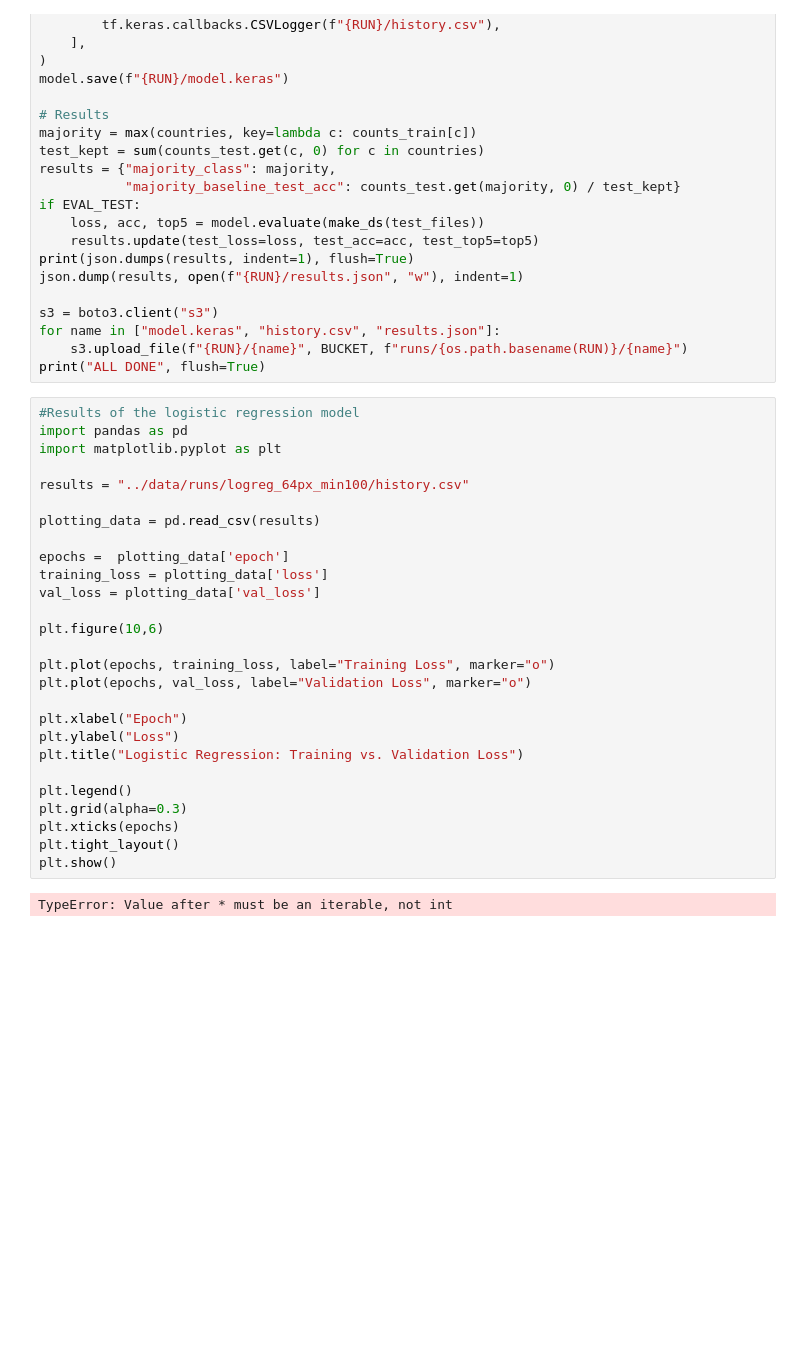
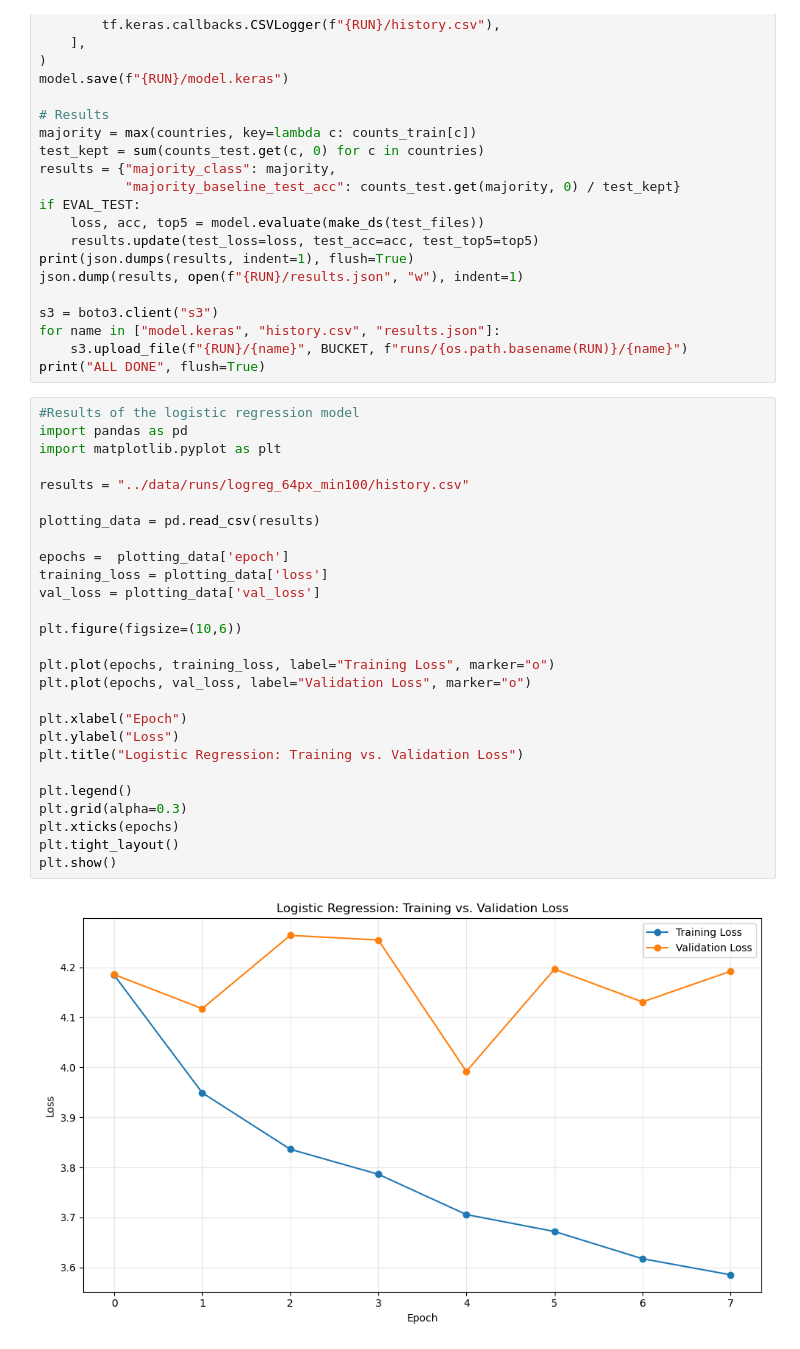
Before and after one commit to james-ccoats/worldguessr-nn, a Jupyter notebook: m3_modeling.ipynb, the cells around one changed output. Saved outputs shown, nothing was run; the diff lists cells and outputs as text; blank space fills up the shorter version.

```diff
--- a/m3_modeling.ipynb
+++ b/m3_modeling.ipynb
@@ -243,29 +243,29 @@ print("ALL DONE", flush=True)
 # %%
 #Results of the logistic regression model
 import pandas as pd
 import matplotlib.pyplot as plt
 
 results = "../data/runs/logreg_64px_min100/history.csv"
 
 plotting_data = pd.read_csv(results)
 
 epochs =  plotting_data['epoch']
 training_loss = plotting_data['loss']
 val_loss = plotting_data['val_loss']
 
-plt.figure(10,6)
+plt.figure(figsize=(10,6))
 
 plt.plot(epochs, training_loss, label="Training Loss", marker="o")
 plt.plot(epochs, val_loss, label="Validation Loss", marker="o")
 
 plt.xlabel("Epoch")
 plt.ylabel("Loss")
 plt.title("Logistic Regression: Training vs. Validation Loss")
 
 plt.legend()
 plt.grid(alpha=0.3)
 plt.xticks(epochs)
 plt.tight_layout()
 plt.show()
 # %% [output]
-TypeError: Value after * must be an iterable, not int
+[figure, added]
```
